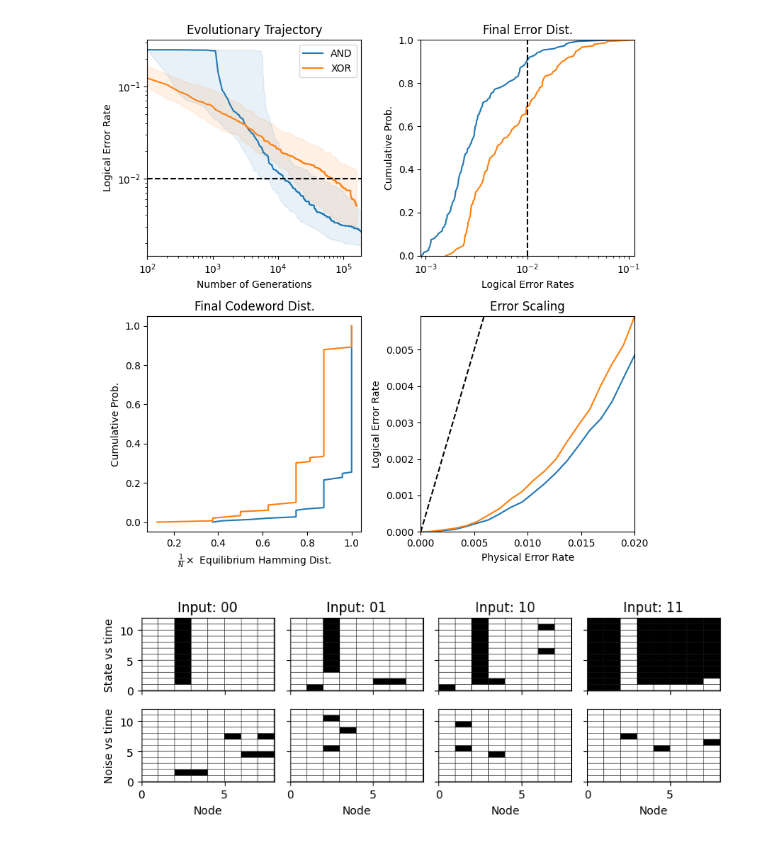
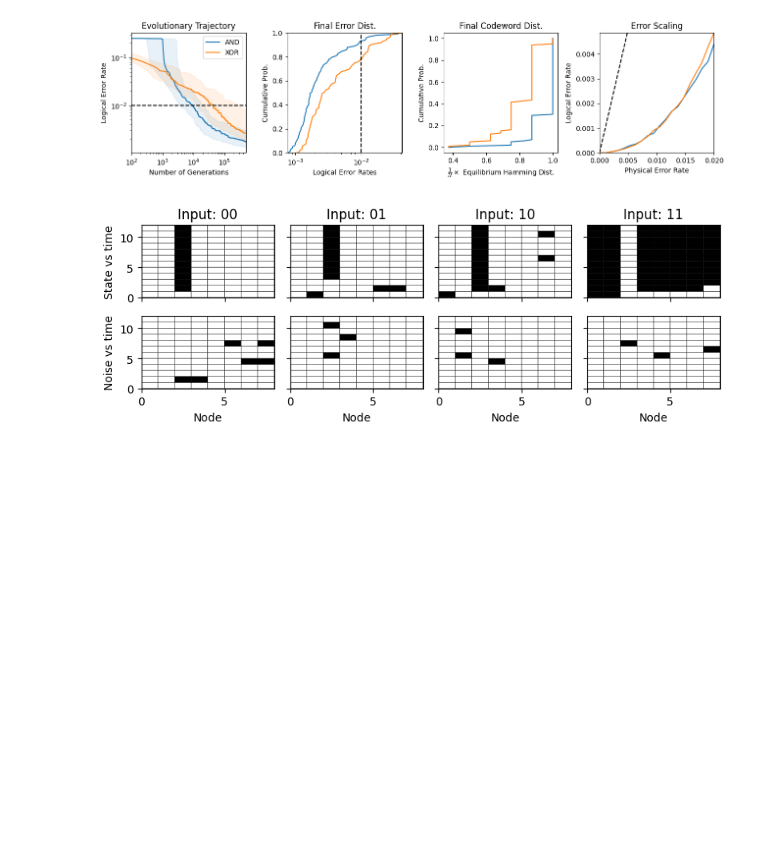
Before and after one commit to trevormccrt/gpuaffman_networks, a Jupyter notebook: genetics/analysis/primitive_evolution_analysis.ipynb, the cells around one changed output. Cells and saved outputs as stored; diff of their text form; code cells hidden in the pictures; blank space fills up the shorter version.

```diff
--- a/genetics/analysis/primitive_evolution_analysis.ipynb
+++ b/genetics/analysis/primitive_evolution_analysis.ipynb
@@ -12,8 +12,8 @@ import general_network_visualization
 # %%
 plt_save_dir = "/home/trevor/boolean_network_data/plots_and_misc_material"
 # %%
-and_dir = "boolean_network_data/and_evolution_results/2023-03-11-15-43-20"
-xor_dir = "boolean_network_data/xor_evolution_results/2023-03-11-15-43-23"
+and_dir = "boolean_network_data/and_evolution_results/2023-03-13-21-10-14"
+xor_dir = "boolean_network_data/xor_evolution_results/2023-03-13-21-10-20"
 # %%
 def load_data(path):
     timestamps = []
@@ -49,12 +52,12 @@ best_and_used_connectivity = np.expand_dims(np.expand_dims(and_used_conn[and_tim
 physical_error_rates = np.linspace(start=0, stop=0.02, num=20)
 input_state = tasks.make_2_bit_input_state(8)
 batched_input_state = np.expand_dims(np.expand_dims(input_state, 1), 1)
-and_logical_error_rates = analysis_util.generate_ft_curve(physical_error_rates, batched_input_state, best_and_function, best_and_connectivity, best_and_used_connectivity, tasks.evaluate_and_task, n_traj=200000)
+and_logical_error_rates = analysis_util.generate_ft_curve(physical_error_rates, batched_input_state, best_and_function, best_and_connectivity, best_and_used_connectivity, tasks.evaluate_and_task, n_traj=100000, n_timesteps=7)
 
-best_xor_function = np.expand_dims(np.expand_dims(and_func[xor_time_idx, xor_pop_idx, :, :], 0), 0)
-best_xor_connectivity = np.expand_dims(np.expand_dims(and_conn[xor_time_idx, xor_pop_idx, :, :], 0), 0)
-best_xor_used_connectivity = np.expand_dims(np.expand_dims(and_used_conn[xor_time_idx, xor_pop_idx, :, :], 0), 0)
-xor_logical_error_rates = analysis_util.generate_ft_curve(physical_error_rates, batched_input_state, best_xor_function, best_xor_connectivity, best_xor_used_connectivity, tasks.evaluate_and_task, n_traj=200000)
+best_xor_function = np.expand_dims(np.expand_dims(xor_func[xor_time_idx, xor_pop_idx, :, :], 0), 0)
+best_xor_connectivity = np.expand_dims(np.expand_dims(xor_conn[xor_time_idx, xor_pop_idx, :, :], 0), 0)
+best_xor_used_connectivity = np.expand_dims(np.expand_dims(xor_used_conn[xor_time_idx, xor_pop_idx, :, :], 0), 0)
+xor_logical_error_rates = analysis_util.generate_ft_curve(physical_error_rates, batched_input_state, best_xor_function, best_xor_connectivity, best_xor_used_connectivity, tasks.evaluate_xor_task, n_traj=100000, n_timesteps=7)
 # %%
 and_bands = [np.percentile(x, [25, 75]) for x in and_losses]
 and_median = [np.median(x) for x in and_losses]
@@ -92,54 +95,54 @@ final_xor_distances = xor_distances[xor_time_idx]
 sorted_and_dists, and_dist_probs = make_cdf(final_and_distances)
 sorted_xor_dists, xor_dist_probs = make_cdf(final_xor_distances)
 # %%
-fig, axs = plt.subplots(nrows=2, ncols=2, figsize=(8, 8))
-axs[0, 0].plot(and_timestamps, and_median, color="C0", label="AND")
-axs[0, 0].fill_between(and_timestamps, [x[0] for x in and_bands], [x[1] for x in and_bands], alpha=0.1, color="C0")
+fig, axs = plt.subplots(nrows=1, ncols=4, figsize=(13, 3.5))
+axs[0].plot(and_timestamps, and_median, color="C0", label="AND")
+axs[0].fill_between(and_timestamps, [x[0] for x in and_bands], [x[1] for x in and_bands], alpha=0.1, color="C0")
 
-axs[0, 0].plot(xor_timestamps, xor_median, color="C1", label="XOR")
-axs[0, 0].fill_between(xor_timestamps, [x[0] for x in xor_bands], [x[1] for x in xor_bands], alpha=0.1, color="C1")
-axs[0, 0].set_yscale("log")
-axs[0, 0].set_xscale("log")
+axs[0].plot(xor_timestamps, xor_median, color="C1", label="XOR")
+axs[0].fill_between(xor_timestamps, [x[0] for x in xor_bands], [x[1] for x in xor_bands], alpha=0.1, color="C1")
+axs[0].set_yscale("log")
+axs[0].set_xscale("log")
 
-axs[0, 0].set_ylabel("Logical Error Rate")
-axs[0, 0].set_xlabel("Number of Generations")
+axs[0].set_ylabel("Logical Error Rate")
+axs[0].set_xlabel("Number of Generations")
 all_timestamps = np.concatenate([and_timestamps, xor_timestamps])
 xmin = np.min(all_timestamps)
 xmax = np.max(all_timestamps)
-axs[0, 0].set_xlim([xmin, xmax])
-axs[0, 0].legend()
-axs[0, 0].set_title("Evolutionary Trajectory")
-axs[0, 0].plot([xmin, xmax], [0.01, 0.01], color="black", linestyle="--")
+axs[0].set_xlim([xmin, xmax])
+axs[0,].legend()
+axs[0].set_title("Evolutionary Trajectory")
+axs[0].plot([xmin, xmax], [0.01, 0.01], color="black", linestyle="--")
 
-axs[0, 1].plot(and_errors, and_probs, color="C0")
-axs[0, 1].plot(xor_errors, xor_probs, color="C1")
+axs[1].plot(and_errors, and_probs, color="C0")
+axs[1].plot(xor_errors, xor_probs, color="C1")
 all_error_rates = np.concatenate([and_errors, xor_errors])
-axs[0, 1].set_xlim([np.min(all_error_rates), np.max(all_error_rates)])
-axs[0, 1].set_xscale("log")
-axs[0, 1].set_xlabel("Logical Error Rates")
-axs[0, 1].set_ylabel("Cumulative Prob.")
-axs[0, 1].set_ylim([0, 1])
-axs[0, 1].set_title("Final Error Dist.")
-axs[0, 1].plot([0.01, 0.01], [0, 1], color="black", linestyle="--")
+axs[1].set_xlim([np.min(all_error_rates), np.max(all_error_rates)])
+axs[1].set_xscale("log")
+axs[1].set_xlabel("Logical Error Rates")
+axs[1].set_ylabel("Cumulative Prob.")
+axs[1].set_ylim([0, 1])
+axs[1].set_title("Final Error Dist.")
+axs[1].plot([0.01, 0.01], [0, 1], color="black", linestyle="--")
 
-axs[1, 0].plot(sorted_and_dists/8, and_dist_probs, color="C0")
-axs[1, 0].plot(sorted_xor_dists/8, xor_dist_probs, color="C1")
-axs[1, 0].set_xlabel(r"$\frac{1}{N} \times$ Equilibrium Hamming Dist.")
-axs[1, 0].set_ylabel("Cumulative Prob.")
-axs[1, 0].set_title("Final Codeword Dist.")
+axs[2].plot(sorted_and_dists/8, and_dist_probs, color="C0")
+axs[2].plot(sorted_xor_dists/8, xor_dist_probs, color="C1")
+axs[2].set_xlabel(r"$\frac{1}{N} \times$ Equilibrium Hamming Dist.")
+axs[2].set_ylabel("Cumulative Prob.")
+axs[2].set_title("Final Codeword Dist.")
 
-axs[1, 1].plot(physical_error_rates, and_logical_error_rates, color="C0")
-axs[1, 1].plot(physical_error_rates, xor_logical_error_rates, color="C1")
-axs[1, 1].plot(physical_error_rates, physical_error_rates, linestyle="--", color="black")
-axs[1, 1].set_xlim([np.min(physical_error_rates), np.max(physical_error_rates)])
-axs[1, 1].set_ylim([np.min(xor_logical_error_rates), np.max(xor_logical_error_rates)])
-axs[1, 1].set_xlabel("Physical Error Rate")
-axs[1, 1].set_ylabel("Logical Error Rate")
-axs[1, 1].set_title("Error Scaling")
+axs[3].plot(physical_error_rates, and_logical_error_rates, color="C0")
+axs[3].plot(physical_error_rates, xor_logical_error_rates, color="C1")
+axs[3].plot(physical_error_rates, physical_error_rates, linestyle="--", color="black")
+axs[3].set_xlim([np.min(physical_error_rates), np.max(physical_error_rates)])
+axs[3].set_ylim([np.min(xor_logical_error_rates), np.max(xor_logical_error_rates)])
+axs[3].set_xlabel("Physical Error Rate")
+axs[3].set_ylabel("Logical Error Rate")
+axs[3].set_title("Error Scaling")
 fig.tight_layout()
 fig.savefig(os.path.join(plt_save_dir, "evo_summary.svg"))
 # %% [output]
-[figure, old version]
+[figure, new version]
 # %%
 and_states, and_noise = analysis_util.run_dynamics_forward_save_state(batched_input_state, best_and_function, best_and_connectivity, best_and_used_connectivity, 10, 0.04)
 and_noise = np.pad(and_noise, ((1, 1), (0, 0), (0,0), (0,0), (0,0)))
```
Also changed, not shown: parts of 3 cells of this notebook, 3 other files.
